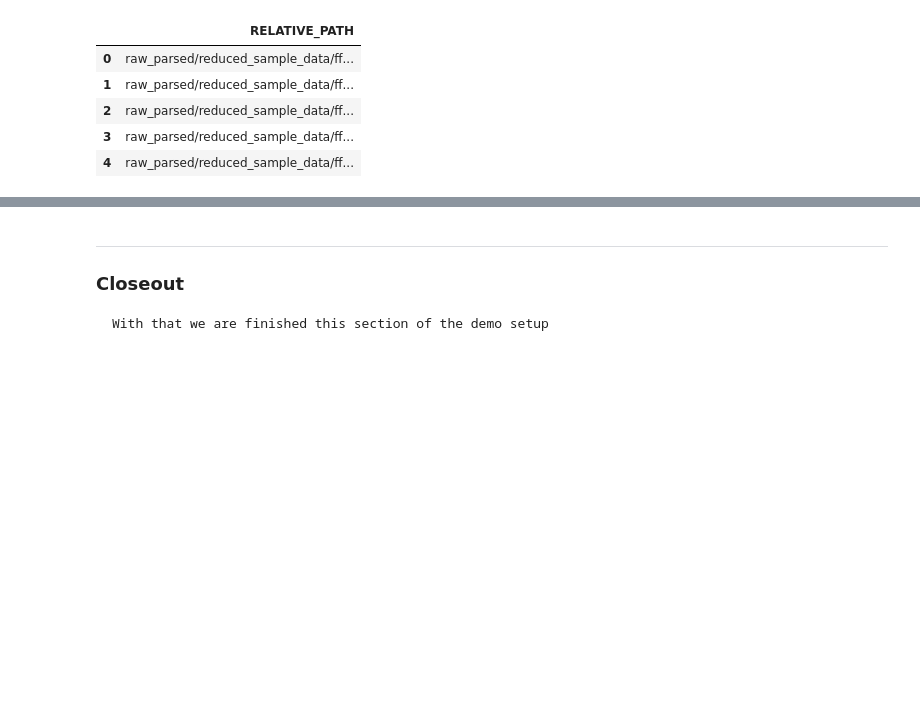
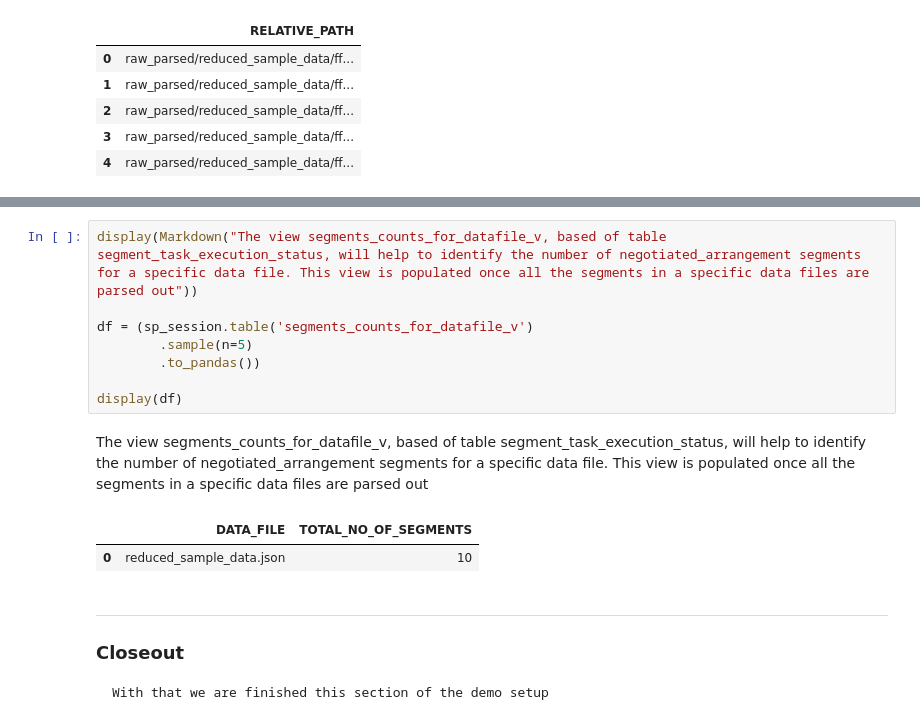
Before and after one commit to Snowflake-Labs/CMSgov-pricing-transparency, a Jupyter notebook: src/notebook/Load_segments.ipynb, the cells around one changed output, grey strips where cells are left out. Drawn from its saved outputs; the diff is of its cells as text; blank space fills up the shorter version.

```diff
--- a/src/notebook/Load_segments.ipynb
+++ b/src/notebook/Load_segments.ipynb
@@ -240,3 +254,15 @@ print(j)
+# %%
+display(Markdown("The view segments_counts_for_datafile_v, based of table segment_task_execution_status, will help to identify the number of negotiated_arrangement segments for a specific data file. This view is populated once all the segments in a specific data files are parsed out"))
+
+df = (sp_session.table('segments_counts_for_datafile_v')
+        .sample(n=5)
+        .to_pandas())
+
+display(df)
+# %% [output]
+The view segments_counts_for_datafile_v, based of table segment_task_execution_status, will help to identify the number of negotiated_arrangement segments for a specific data file. This view is populated once all the segments in a specific data files are parsed out
+|  | DATA_FILE | TOTAL_NO_OF_SEGMENTS |
+| 0 | reduced_sample_data.json | 10 |
 # %% [markdown]
 ---
 ### Closeout
```
Also changed, not shown: parts of 9 cells of this notebook, 6 other files.
